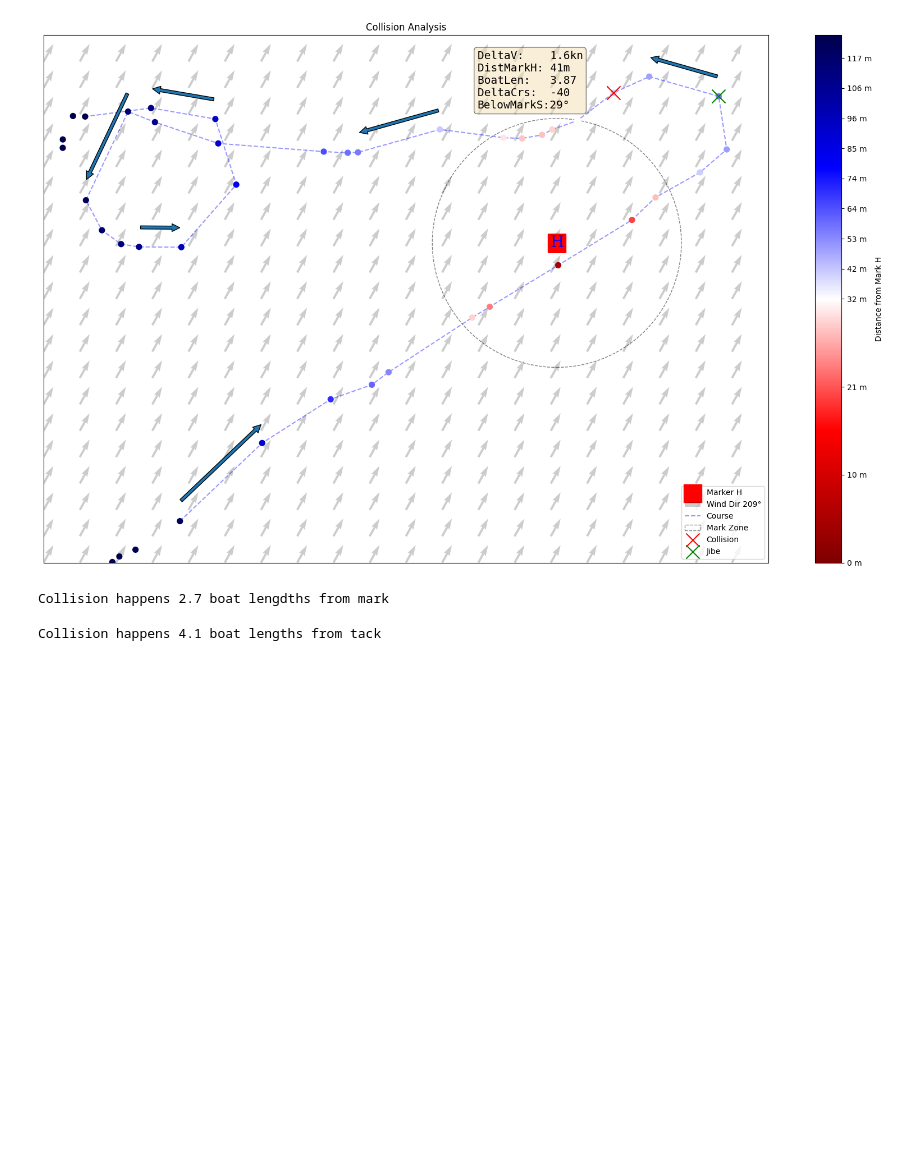
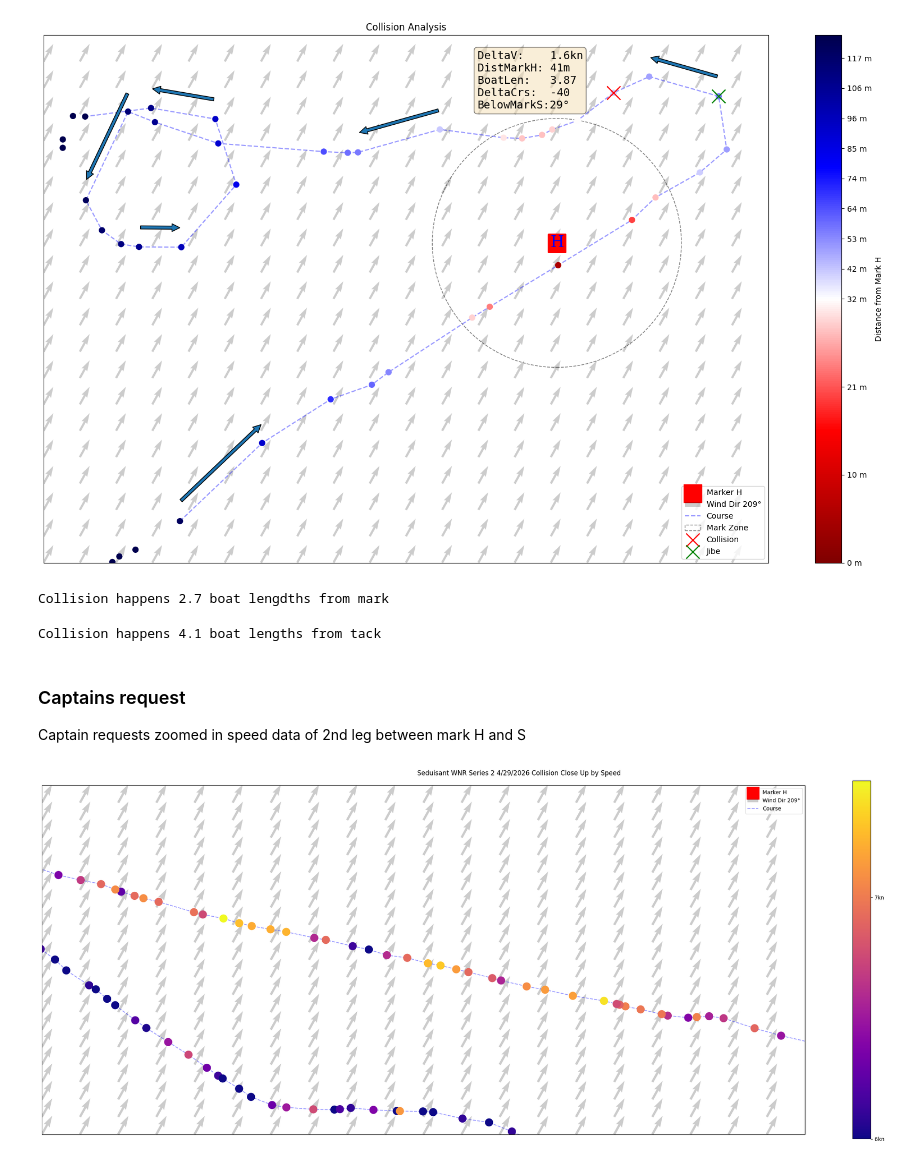
Before and after one commit to GarysCorner/RegattaTracking, a Jupyter notebook: 2026-04-29 Seduisant.ipynb, the cells around one changed output. Drawn from its saved outputs; the diff is of its cells as text; code cells hidden in the pictures; blank space fills up the shorter version.

Commit message:
Capt request closeup of course seg

```diff
--- a/2026-04-29 Seduisant.ipynb
+++ b/2026-04-29 Seduisant.ipynb
@@ -272,7 +272,7 @@ tackTime = trkGdfUTM.loc[markMask,'DeltaBearing'].abs().idxmax()
 bearingMask = (trkGdfUTM.index >tackTime) & closeMarkMask
 collisionTimeStamp_Bearing = trkGdfUTM[bearingMask]['DeltaBearing'].idxmin()
 # %%
-def createPlotUTM(ax, extent, s=72, wpS=500,plotWind=True, lblWpt=True ,extentBuffer=buffer, df=trkGdfUTM):
+def createPlotUTM(ax, extent, s=72, wpS=500,plotWind=True, lblWpt=True ,extentBuffer=buffer, df=trkGdfUTM, colorCol='DistanceFromH'):
 
     boundBox = shapely.geometry.box(*extent)
     wptMask = waypointGdfUTM['geometry'].map(lambda pt: boundBox.contains(pt))
@@ -293,7 +293,7 @@ def createPlotUTM(ax, extent, s=72, wpS=500,plotWind=True, lblWpt=True ,extentBu
     ax.coastlines()
 
 
-    trkPlt = ax.scatter(df.geometry.x,df.geometry.y, c=colorMapUTM(normUTM(df['DistanceFromH'])), s=s)
+    trkPlt = ax.scatter(df.geometry.x,df.geometry.y, c=colorMapUTM(normUTM(df[colorCol])), s=s)
 
     if plotWind:
         createWindQuiver(ax)
@@ -391,6 +391,38 @@ collisionBoatLenFromTack = trkGdfUTM.loc[tackTime,'geometry'].distance(trkGdfUTM
 print(f"Collision happens {collisionBoatLenFromTack:0.1f} boat lengths from tack")
 # %% [output]
 Collision happens 4.1 boat lengths from tack
+# %% [markdown]
+### Captains request
+
+Captain requests zoomed in speed data of 2nd leg between mark H and S
+# %%
+fig,ax = plt.subplots(1, figsize=(25,10) ,subplot_kw={'projection': proj})
+
+boundMask = (trkGdfUTM.index >= '2026-04-29 19:26:30-0500') & (trkGdfUTM.index <= '2026-04-29 19:29:30-0500')
+
+extent = shapely.MultiPoint( trkGdfUTM[boundMask]['geometry'].to_list()).bounds
+
+colorMapUTM = mpl.cm.plasma
+normUTM = mpl.colors.Normalize(vmin=trkGdfUTM[boundMask]['speed'].min(), vmax = trkGdfUTM[boundMask]['speed'].max(), clip=True)
+colorbarTicks = numpy.arange(normUTM.vmin,normUTM.vmax+0.001,1.0)
+
+cax = fig.colorbar( plt.cm.ScalarMappable(norm=normUTM, cmap=colorMapUTM), ax=ax)
+cax.set_ticks(colorbarTicks)
+cax.set_ticklabels( [f"{int(i)}kn" for i in colorbarTicks])
+
+createPlotUTM(ax,s=200, extent=extent, extentBuffer=150, colorCol='speed',plotWind=True)
+
+
+ax.plot(trkGdfUTM['geometry'].x,trkGdfUTM['geometry'].y, label='Course', zorder=-1,c=(0,0,1,0.4),linestyle='--')
+
+ax.legend()
+
+fig.suptitle(f"{title} Collision Close Up by Speed")
+fig.tight_layout()
+fig.savefig(f"{outputPath}/{outfileBase}_CloseUp_BySpeed.jpg")
+fig.savefig(f"{outputPath}/{outfileBase}_CloseUp_BySpeed.svg")
+# %% [output]
+[figure, added]
 # %%
 print(datetime.now())
 # %% [output]
```
Also changed, not shown: parts of 1 cell of this notebook.
